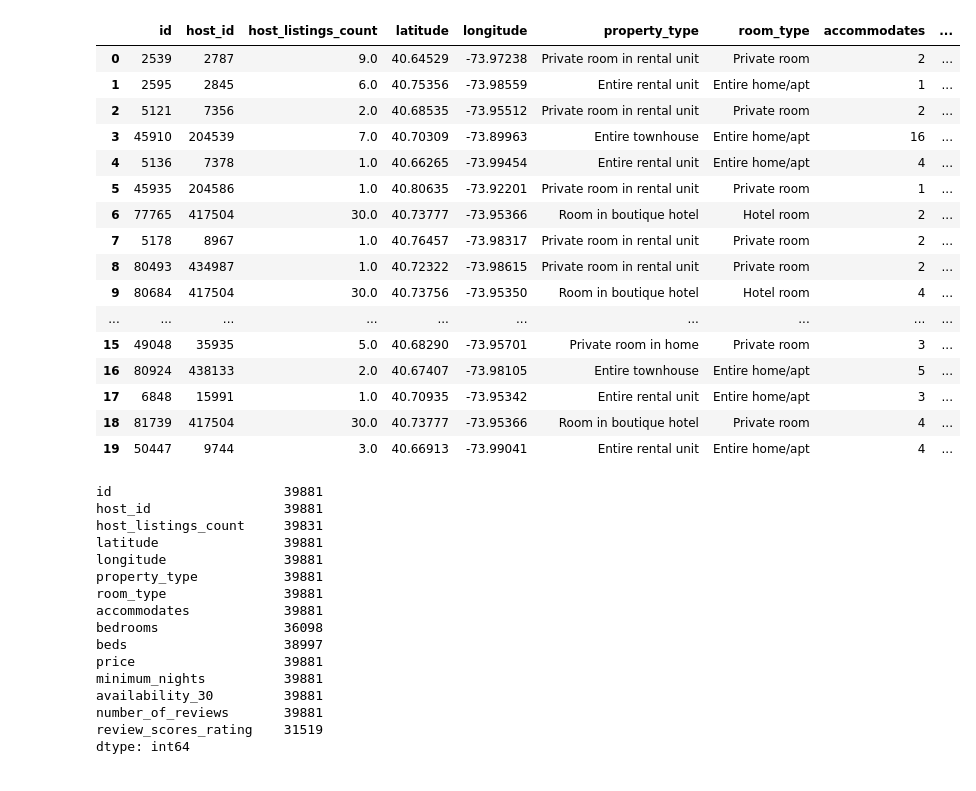
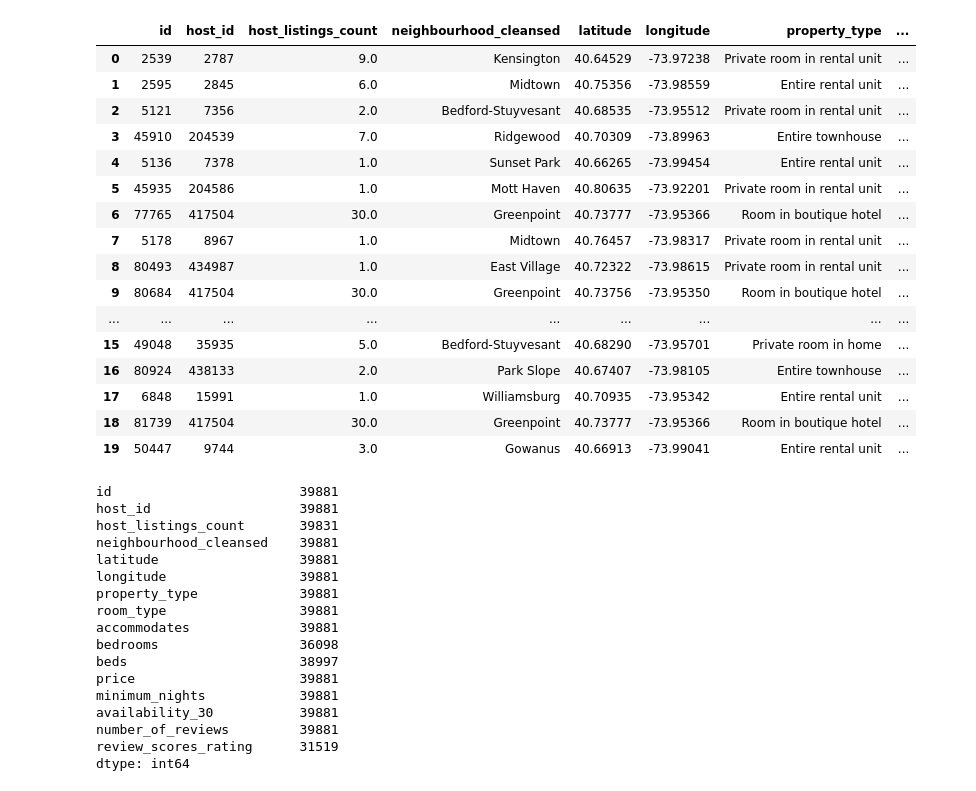
Before and after one commit to DaniellaMuhire/Airbnb-Price-Predictions, a Jupyter notebook: Data Cleaning listing.ipynb, the cells around one changed output. Drawn from its saved outputs; the diff is of its cells as text; code cells hidden in the pictures.

```diff
--- a/Data Cleaning listing.ipynb
+++ b/Data Cleaning listing.ipynb
@@ -13,61 +15,63 @@ import scipy.stats as stats
 # %%
 cols = [
     'id',
     'host_id',
     'latitude',
     'longitude',
+    'neighbourhood_cleansed',
     'property_type',
     'room_type',
     'accommodates',
     'bedrooms',
     'beds',
     'price',
     'number_of_reviews',
     'review_scores_rating',
     'host_listings_count',
     'availability_30',
     'minimum_nights',
 ]
 
 data_df= pd.read_csv("../Team_5-Airbnb/NYC_listings.csv.csv", usecols=cols)
 data_df.head(20)
 # %% [output]
-|  | id | host_id | host_listings_count | latitude | longitude | property_type | room_type | accommodates | ... |
-| 0 | 2539 | 2787 | 9.0 | 40.64529 | -73.97238 | Private room in rental unit | Private room | 2 | ... |
-| 1 | 2595 | 2845 | 6.0 | 40.75356 | -73.98559 | Entire rental unit | Entire home/apt | 1 | ... |
-| 2 | 5121 | 7356 | 2.0 | 40.68535 | -73.95512 | Private room in rental unit | Private room | 2 | ... |
-| 3 | 45910 | 204539 | 7.0 | 40.70309 | -73.89963 | Entire townhouse | Entire home/apt | 16 | ... |
-| 4 | 5136 | 7378 | 1.0 | 40.66265 | -73.99454 | Entire rental unit | Entire home/apt | 4 | ... |
-| 5 | 45935 | 204586 | 1.0 | 40.80635 | -73.92201 | Private room in rental unit | Private room | 1 | ... |
-| 6 | 77765 | 417504 | 30.0 | 40.73777 | -73.95366 | Room in boutique hotel | Hotel room | 2 | ... |
-| 7 | 5178 | 8967 | 1.0 | 40.76457 | -73.98317 | Private room in rental unit | Private room | 2 | ... |
-| 8 | 80493 | 434987 | 1.0 | 40.72322 | -73.98615 | Private room in rental unit | Private room | 2 | ... |
-| 9 | 80684 | 417504 | 30.0 | 40.73756 | -73.95350 | Room in boutique hotel | Hotel room | 4 | ... |
-| ... | ... | ... | ... | ... | ... | ... | ... | ... | ... |
-| 15 | 49048 | 35935 | 5.0 | 40.68290 | -73.95701 | Private room in home | Private room | 3 | ... |
-| 16 | 80924 | 438133 | 2.0 | 40.67407 | -73.98105 | Entire townhouse | Entire home/apt | 5 | ... |
-| 17 | 6848 | 15991 | 1.0 | 40.70935 | -73.95342 | Entire rental unit | Entire home/apt | 3 | ... |
-| 18 | 81739 | 417504 | 30.0 | 40.73777 | -73.95366 | Room in boutique hotel | Private room | 4 | ... |
-| 19 | 50447 | 9744 | 3.0 | 40.66913 | -73.99041 | Entire rental unit | Entire home/apt | 4 | ... |
+|  | id | host_id | host_listings_count | neighbourhood_cleansed | latitude | longitude | property_type | ... |
+| 0 | 2539 | 2787 | 9.0 | Kensington | 40.64529 | -73.97238 | Private room in rental unit | ... |
+| 1 | 2595 | 2845 | 6.0 | Midtown | 40.75356 | -73.98559 | Entire rental unit | ... |
+| 2 | 5121 | 7356 | 2.0 | Bedford-Stuyvesant | 40.68535 | -73.95512 | Private room in rental unit | ... |
+| 3 | 45910 | 204539 | 7.0 | Ridgewood | 40.70309 | -73.89963 | Entire townhouse | ... |
+| 4 | 5136 | 7378 | 1.0 | Sunset Park | 40.66265 | -73.99454 | Entire rental unit | ... |
+| 5 | 45935 | 204586 | 1.0 | Mott Haven | 40.80635 | -73.92201 | Private room in rental unit | ... |
+| 6 | 77765 | 417504 | 30.0 | Greenpoint | 40.73777 | -73.95366 | Room in boutique hotel | ... |
+| 7 | 5178 | 8967 | 1.0 | Midtown | 40.76457 | -73.98317 | Private room in rental unit | ... |
+| 8 | 80493 | 434987 | 1.0 | East Village | 40.72322 | -73.98615 | Private room in rental unit | ... |
+| 9 | 80684 | 417504 | 30.0 | Greenpoint | 40.73756 | -73.95350 | Room in boutique hotel | ... |
+| ... | ... | ... | ... | ... | ... | ... | ... | ... |
+| 15 | 49048 | 35935 | 5.0 | Bedford-Stuyvesant | 40.68290 | -73.95701 | Private room in home | ... |
+| 16 | 80924 | 438133 | 2.0 | Park Slope | 40.67407 | -73.98105 | Entire townhouse | ... |
+| 17 | 6848 | 15991 | 1.0 | Williamsburg | 40.70935 | -73.95342 | Entire rental unit | ... |
+| 18 | 81739 | 417504 | 30.0 | Greenpoint | 40.73777 | -73.95366 | Room in boutique hotel | ... |
+| 19 | 50447 | 9744 | 3.0 | Gowanus | 40.66913 | -73.99041 | Entire rental unit | ... |
 # %%
 # Determine if there are any missing values in the data
 data_df.count()
 # %% [output]
-id                      39881
-host_id                 39881
-host_listings_count     39831
-latitude                39881
-longitude               39881
-property_type           39881
-room_type               39881
-accommodates            39881
-bedrooms                36098
-beds                    38997
-price                   39881
-minimum_nights          39881
-availability_30         39881
-number_of_reviews       39881
-review_scores_rating    31519
+id                        39881
+host_id                   39881
+host_listings_count       39831
+neighbourhood_cleansed    39881
+latitude                  39881
+longitude                 39881
+property_type             39881
+room_type                 39881
+accommodates              39881
+bedrooms                  36098
+beds                      38997
+price                     39881
+minimum_nights            39881
+availability_30           39881
+number_of_reviews         39881
+review_scores_rating      31519
 dtype: int64
 # %%
 # Determine if there are any missing values in the data
```
Also changed, not shown: parts of 24 cells of this notebook.
